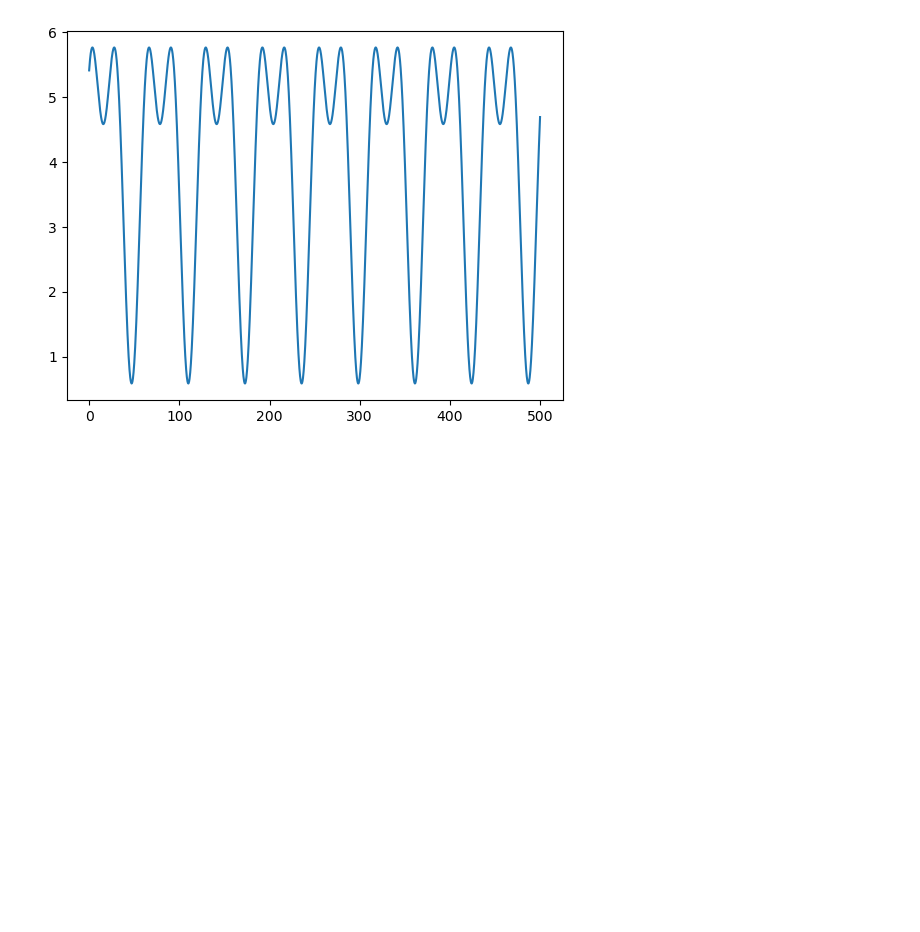
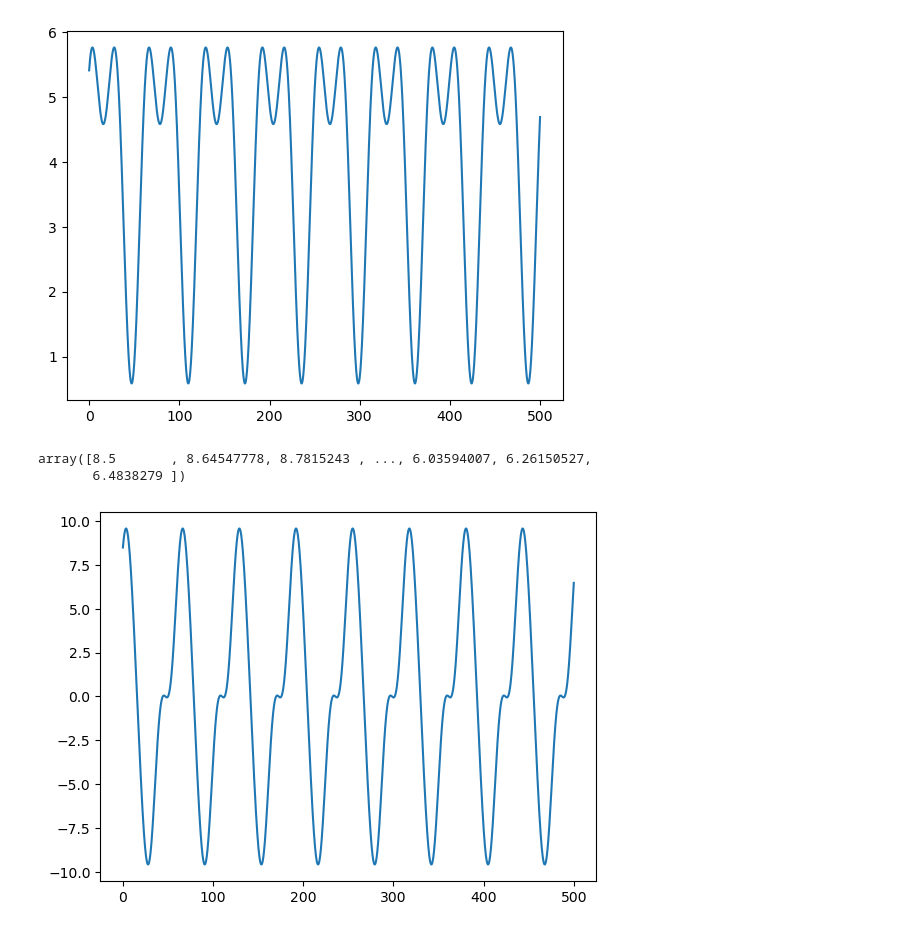
Before and after one commit to kaitlynchen1/moment-of-velocity, a Jupyter notebook: moment of velocity.ipynb, the cells around one changed output. Cells and saved outputs as stored; diff of their text form; code cells hidden in the pictures; blank space fills up the shorter version.

```diff
--- a/moment of velocity.ipynb
+++ b/moment of velocity.ipynb
@@ -113,3 +113,23 @@ avg_v2_multi_mode(t, [omega], [psi], [A], [B], 1, 1)
 array([5.41421356, 5.46246419, 5.50714962, ..., 4.52127938, 4.60931606,
        4.69475334])
 [figure]
+# %%
+def avg_v3_one_mode(t, omega, psi, A, B, sigma, vrot):
+    """<v^3> for one mode"""
+    F = .25*(A**3 - 3*A*B**2)
+    term1 = F*np.cos(3*omega*t+3*psi)
+
+    G = 3*vrot*A*B
+    term2 = G*np.sin(2*omega*t + 2*psi)
+
+    RST = 3*(vrot**2+sigma**2)*A+.75*(A**3)+A*B**2
+    term3 = RST*np.cos(omega*t+psi)
+
+    # I think all other terms are 0
+    return term1+term2+term3
+plt.plot(t, avg_v3_one_mode(t, omega, psi, A, B, 1, 1))
+avg_v3_one_mode(t, omega, psi, A, B, 1, 1)
+# %% [output]
+array([8.5       , 8.64547778, 8.7815243 , ..., 6.03594007, 6.26150527,
+       6.4838279 ])
+[figure, added]
```
Also changed, not shown: parts of 5 cells of this notebook.
